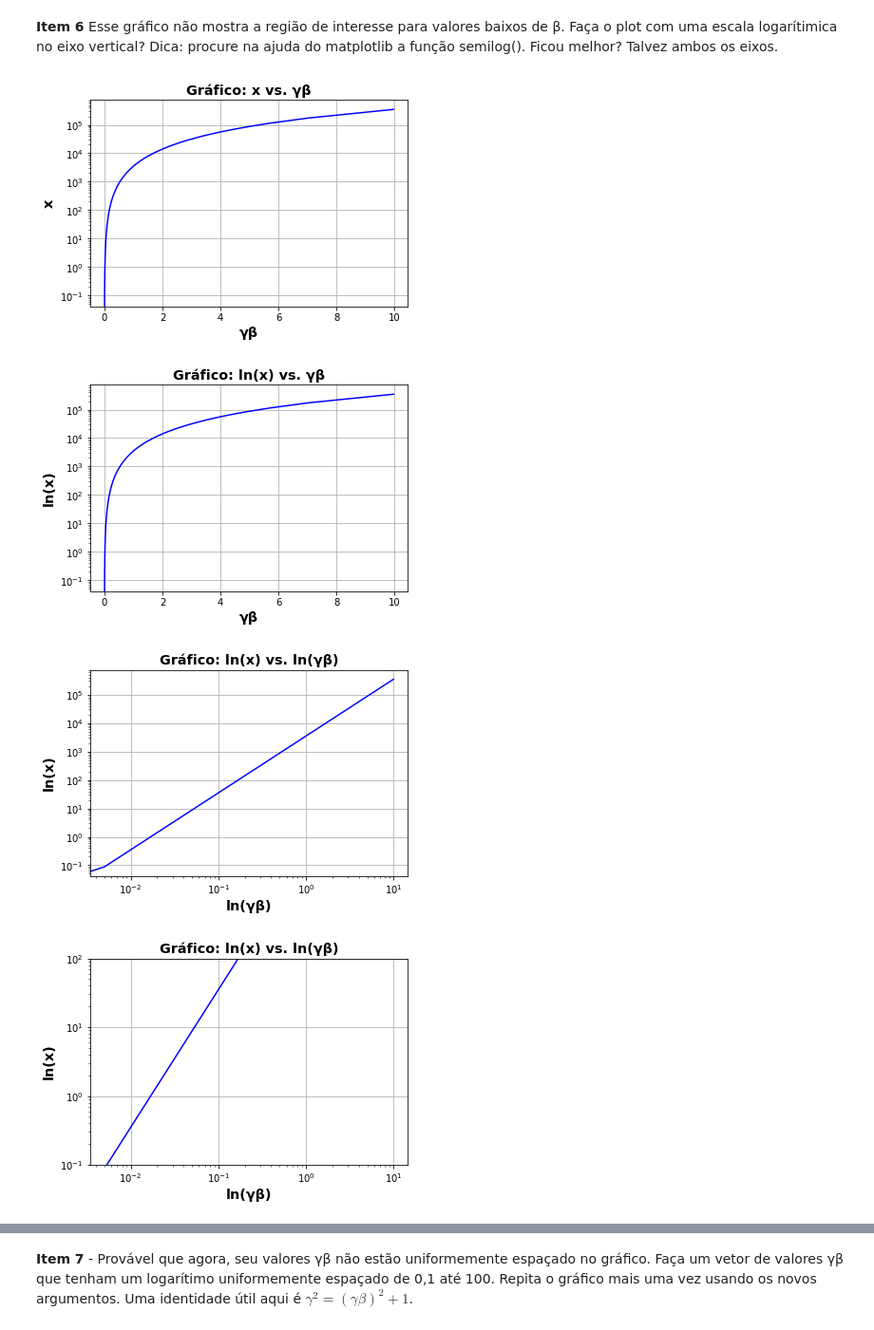
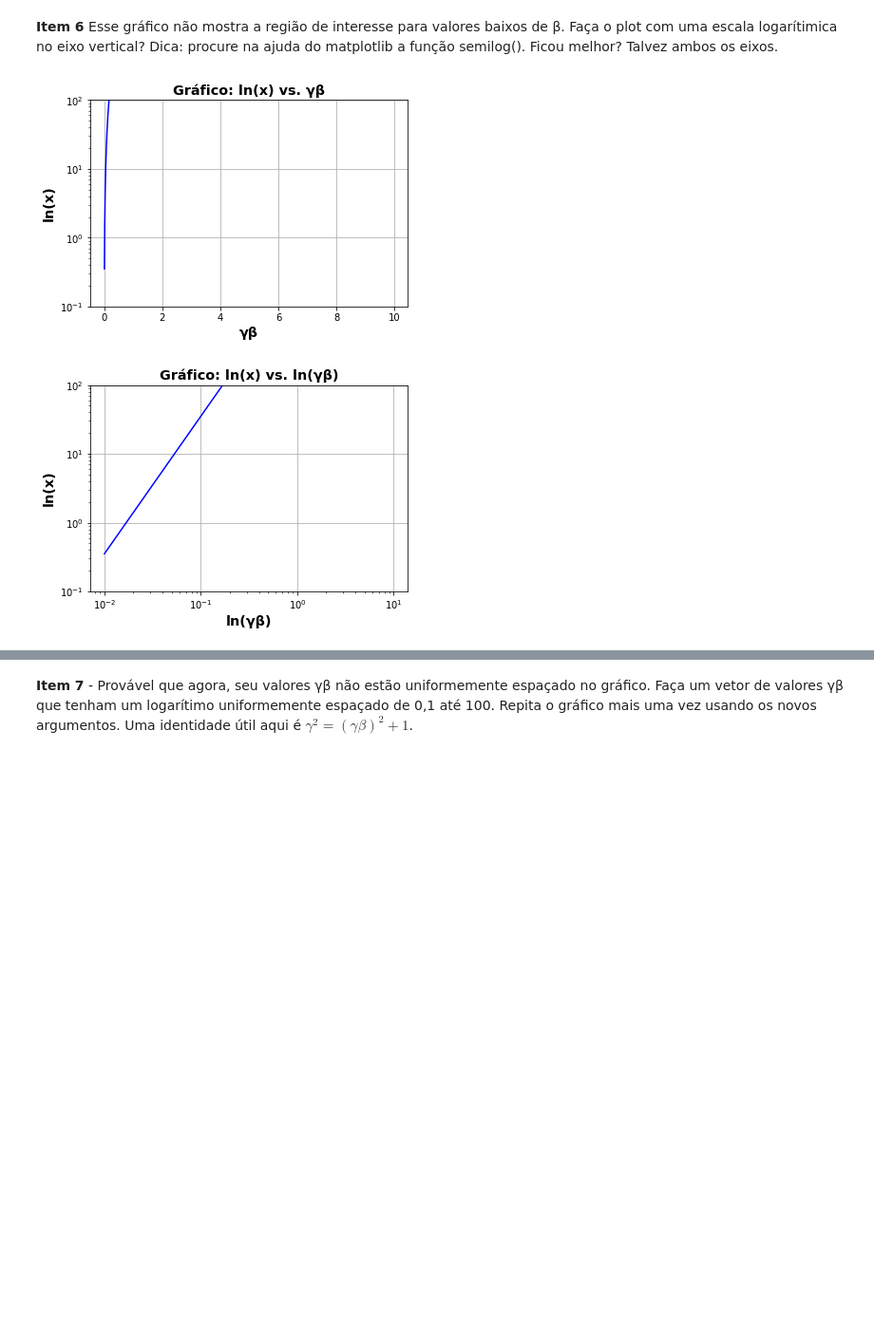
Before and after one commit to JMateusNSilva/python_uerj_2020_2, a Jupyter notebook: projeto01/projeto01_Bethe_Block_equation.ipynb, the cells around one changed output, grey strips where cells are left out. Shown at 95% size. Cells and saved outputs as stored; diff of their text form; code cells hidden in the pictures; blank space fills up the shorter version.

```diff
--- a/projeto01/projeto01_Bethe_Block_equation.ipynb
+++ b/projeto01/projeto01_Bethe_Block_equation.ipynb
@@ -31,7 +31,7 @@ def gamma(beta):
 import numpy as np
 from função_gamma import gamma
 # Beta varia entre valores de 0 até 1.
-beta = np.arange(0.0,1.0,0.005)                              # Valor do vetor beta
+beta = np.arange(0.01,1.0,0.001)                              # Valor do vetor beta
 #print(f'O valor de vetor beta é: \n {beta}')
 gamma = gamma(beta)
-print(f'O valor do vetor gamma é: \n {gamma}')
+#print(f'O valor do vetor gamma é: \n {gamma} ')
@@ -60,7 +42,7 @@ import numpy as np
 import matplotlib.pyplot as plt
 from função_gamma import gamma
 # Beta varia entre valores de 0 até 1.
-beta = np.arange(0.0,0.996,0.005)               # O intervalo inclui o ponto inicial (0) e exclui o ponto final(0.996)
+beta = np.arange(0.01,0.996,0.001)               # O intervalo inclui o ponto inicial (0) e exclui o ponto final(0.996)
 
 gamma = gamma(beta)
 
@@ -84,13 +66,13 @@ import numpy as np
 import matplotlib.pyplot as plt
 from função_gamma import gamma
 # Beta varia entre valores de 0 até 1.
-beta = np.arange(0,0.996,0.005)               # O intervalo inclui o ponto inicial (0) e exclui o ponto final(0.996)
+beta = np.arange(0.01,0.996,0.001)               # O intervalo inclui o ponto inicial (0) e exclui o ponto final(0.996)
 
 gamma = gamma(beta)
 
 gamma_beta = gamma*beta
 
-#print(gamma_beta)
+#print(len(gamma_beta))
 
 fig, ax1 = plt.subplots()
 ax1.set_xlabel('β', fontsize= 'x-large', fontweight='bold')
@@ -158,52 +140,39 @@ ax4=plt.plot( gamma_beta, x, 'blue')
 # %%
 x = ln_argument(gamma_beta)                 # Este é o argumento do ln da equação de Bethe-Block
 
-fig, ax3 = plt.subplots()
+#fig, ax3 = plt.subplots()
 
 # Gráfico
-ax3.set_title('Gráfico: x vs. γβ',fontsize='x-large', fontweight='bold')
-ax3.set_xlabel('γβ',fontsize='x-large', fontweight='bold')
-ax3.set_ylabel('x', fontsize='x-large', fontweight='bold')
-ax3.set_yscale('log')
-ax3=plt.grid()
-ax3=plt.plot( gamma_beta, x, 'blue')
+#ax3.set_title('Gráfico: x vs. γβ',fontsize='x-large', fontweight='bold')
+#ax3.set_xlabel('γβ',fontsize='x-large', fontweight='bold')
+#ax3.set_ylabel('x', fontsize='x-large', fontweight='bold')
+#ax3=plt.grid()
+#ax3=plt.plot( gamma_beta, x, 'blue')
 #ax2.set_xscale('log')
 
 fig, ax4 = plt.subplots()
 
 ax4.set_title('Gráfico: ln(x) vs. γβ',fontsize='x-large', fontweight='bold')
 ax4.set_xlabel('γβ',fontsize='x-large', fontweight='bold')
 ax4.set_ylabel('ln(x)', fontsize='x-large', fontweight='bold')
 ax4.set_yscale('log')
-#ax4.set_ylim(0.1,100.1)                     # Limita o eixo x entre os valores de 0.1 até 100
+ax4.set_ylim(0.1,100.1)                     # Limita o eixo x entre os valores de 0.1 até 100
 ax4=plt.grid()
 ax4=plt.plot( gamma_beta, x, 'blue')
 
 fig, ax5 = plt.subplots()
 
 ax5.set_title('Gráfico: ln(x) vs. ln(γβ)',fontsize='x-large', fontweight='bold')
 ax5.set_xlabel('ln(γβ)',fontsize='x-large', fontweight='bold')
 ax5.set_ylabel('ln(x)', fontsize='x-large', fontweight='bold')
 ax5.set_xscale('log')
 ax5.set_yscale('log')
-#ax5.set_ylim(0.1,100.1)                     # Limita o eixo y entre os valores de 0.1 até 100
+ax5.set_ylim(0.1,100.1)                     # Limita o eixo y entre os valores de 0.1 até 100
 ax5=plt.grid()
 ax5=plt.plot( gamma_beta, x, 'blue')
-
-fig, ax7=plt.subplots()
-ax7.set_title('Gráfico: ln(x) vs. ln(γβ)',fontsize='x-large', fontweight='bold')
-ax7.set_xlabel('ln(γβ)',fontsize='x-large', fontweight='bold')
-ax7.set_ylabel('ln(x)', fontsize='x-large', fontweight='bold')
-ax7.set_xscale('log')
-ax7.set_yscale('log')
-ax7.set_ylim(0.1,100.1)                     # Limita o eixo y entre os valores de 0.1 até 100
-ax7=plt.grid()
-ax7=plt.plot( gamma_beta, x, 'blue')
 # %% [output]
-[figure, old version]
+[figure, new version]
-[figure, old version]
+[figure, new version]
-[figure, removed]
-[figure, removed]
 # %%
 # Usando semilogy() command
 
```
Also changed, not shown: parts of 11 cells of this notebook.
